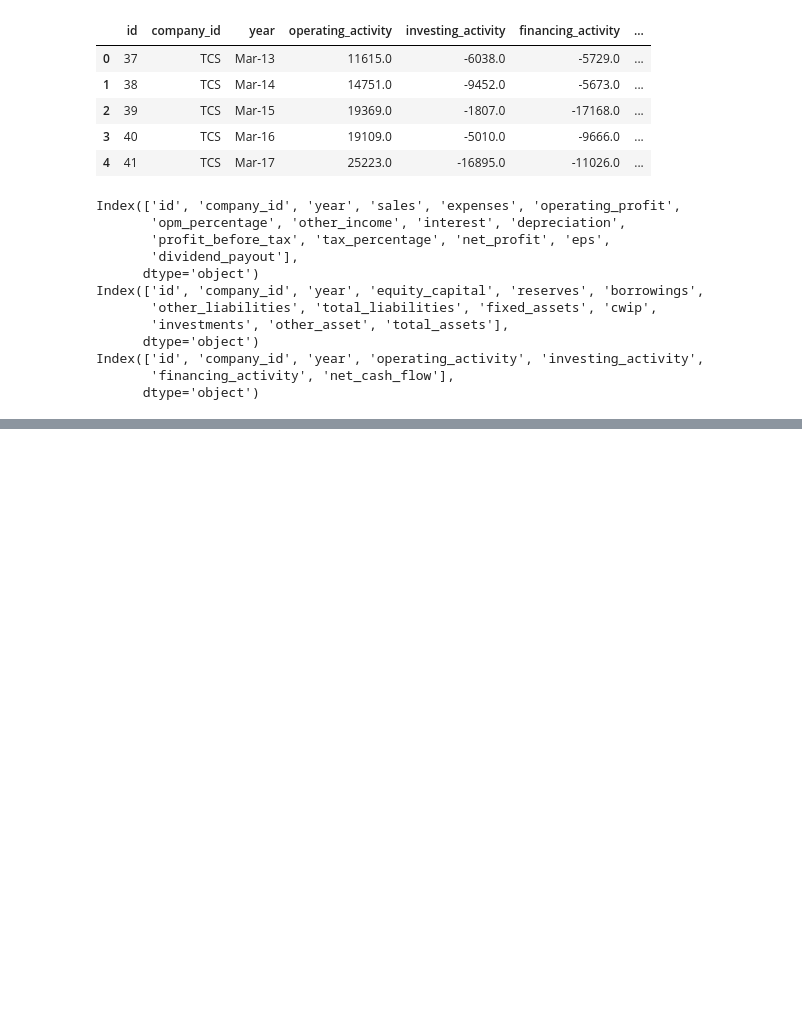
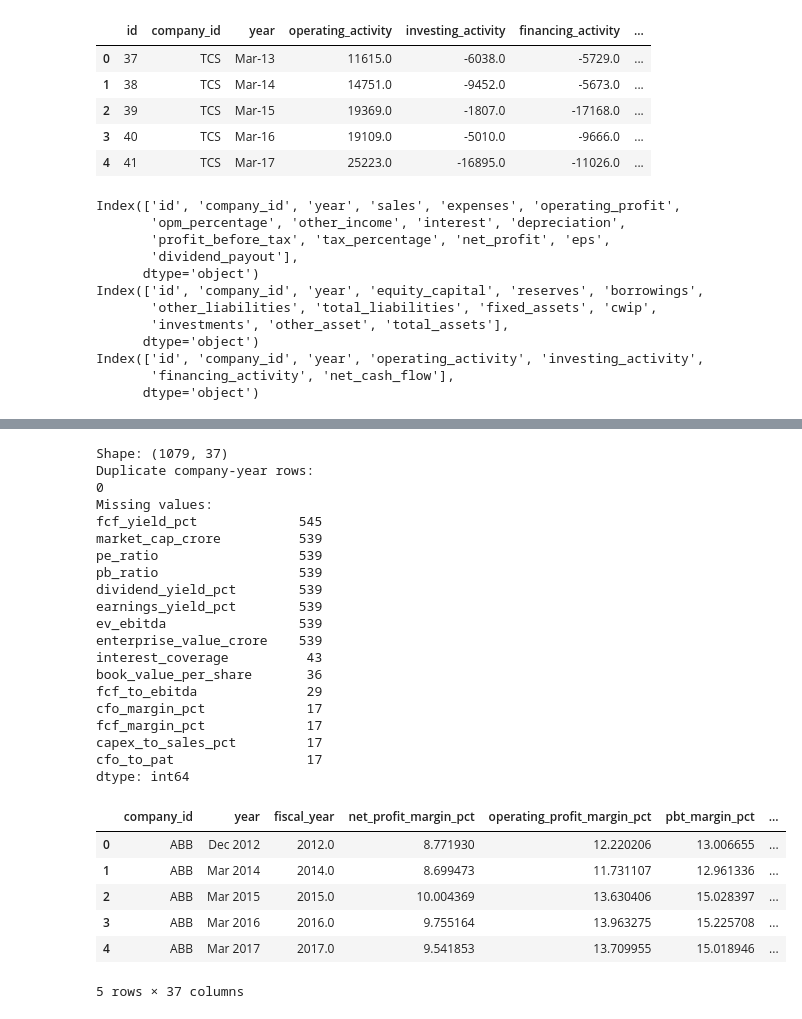
Before and after one commit to gundalarakesh262-cpu/nifty100-financial-intelligence, a Jupyter notebook: notebooks/Ratio_Engine.ipynb, the cells around one changed output, grey strips where cells are left out. Cells and saved outputs as stored; diff of their text form; code cells hidden in the pictures; blank space fills up the shorter version.

```diff
--- a/notebooks/Ratio_Engine.ipynb
+++ b/notebooks/Ratio_Engine.ipynb
@@ -254 +294,39 @@ Rows: 1198
 Columns: 37
+# %%
+print("Shape:", ratios.shape)
+
+print("Duplicate company-year rows:")
+print(ratios.duplicated(["company_id", "year"]).sum())
+
+print("Missing values:")
+print(ratios.isna().sum().sort_values(ascending=False).head(15))
+
+ratios.head()
+# %% [output]
+Shape: (1079, 37)
+Duplicate company-year rows:
+0
+Missing values:
+fcf_yield_pct             545
+market_cap_crore          539
+pe_ratio                  539
+pb_ratio                  539
+dividend_yield_pct        539
+earnings_yield_pct        539
+ev_ebitda                 539
+enterprise_value_crore    539
+interest_coverage          43
+book_value_per_share       36
+fcf_to_ebitda              29
+cfo_margin_pct             17
+fcf_margin_pct             17
+capex_to_sales_pct         17
+cfo_to_pat                 17
+dtype: int64
+|  | company_id | year | fiscal_year | net_profit_margin_pct | operating_profit_margin_pct | pbt_margin_pct | ... |
+| 0 | ABB | Dec 2012 | 2012.0 | 8.771930 | 12.220206 | 13.006655 | ... |
+| 1 | ABB | Mar 2014 | 2014.0 | 8.699473 | 11.731107 | 12.961336 | ... |
+| 2 | ABB | Mar 2015 | 2015.0 | 10.004369 | 13.630406 | 15.028397 | ... |
+| 3 | ABB | Mar 2016 | 2016.0 | 9.755164 | 13.963275 | 15.225708 | ... |
+| 4 | ABB | Mar 2017 | 2017.0 | 9.541853 | 13.709955 | 15.018946 | ... |
+5 rows × 37 columns
```
Also changed, not shown: parts of 4 cells of this notebook.
